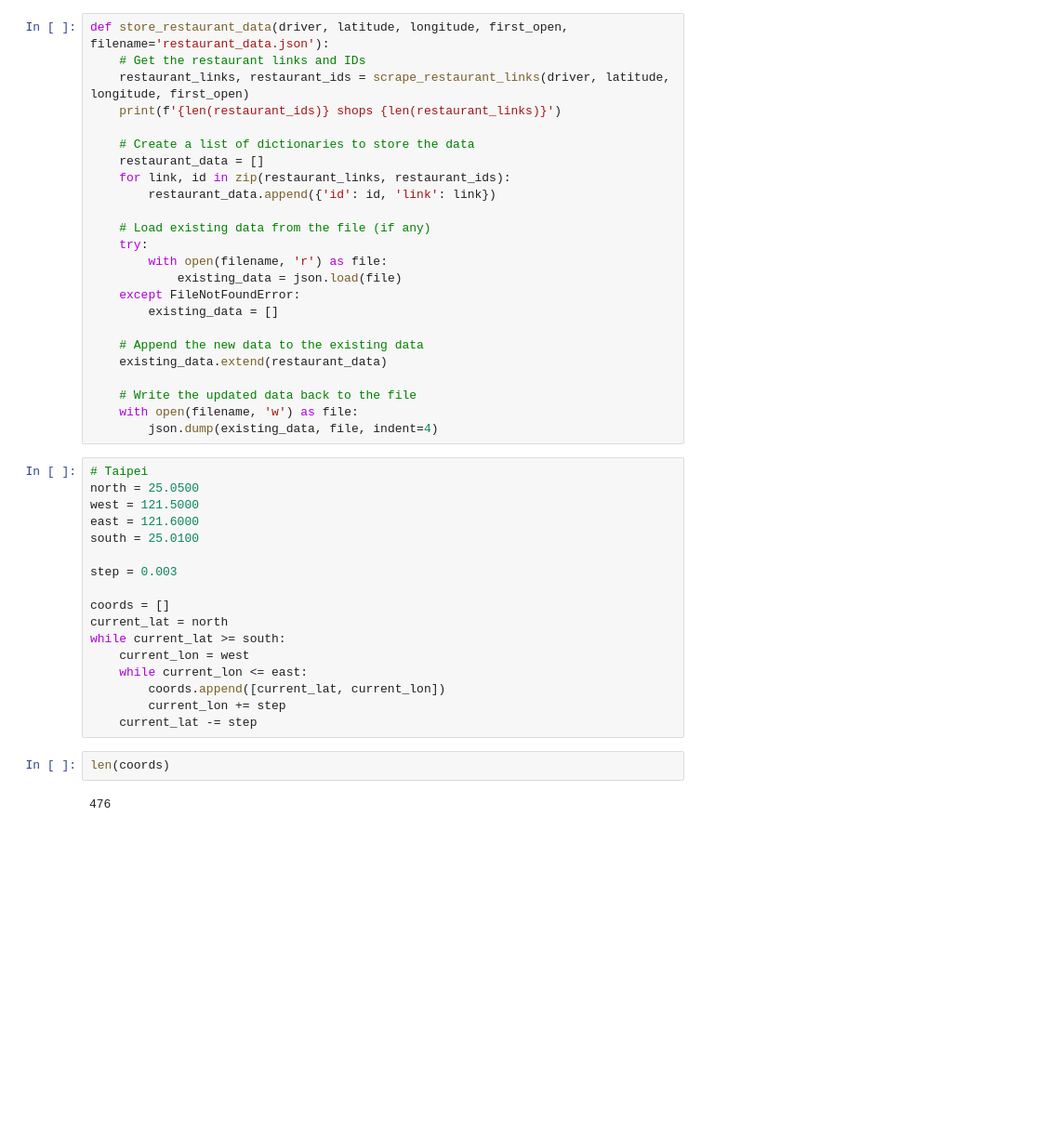
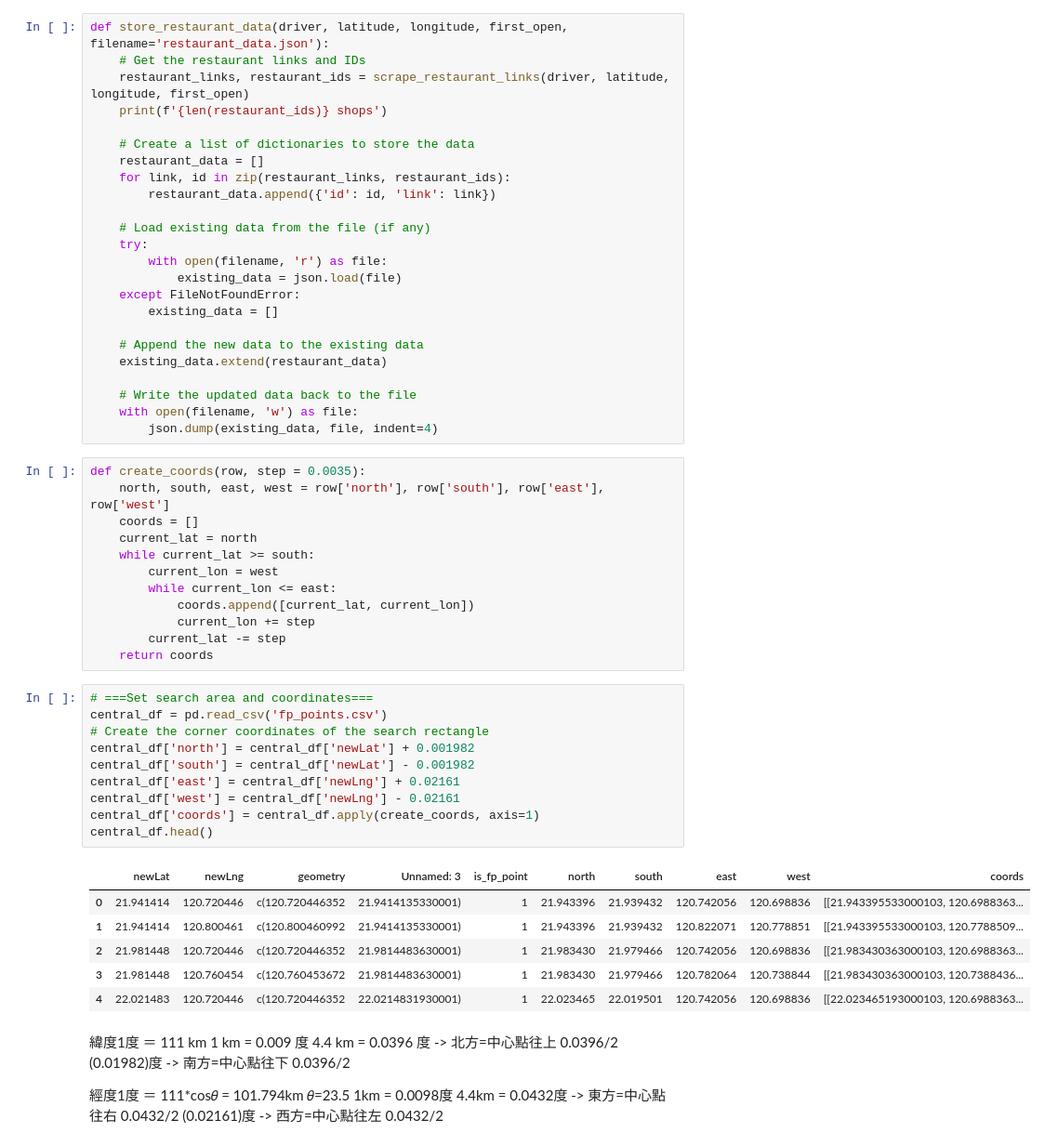
Before and after one commit to franco-1012/webScrape0327_ichef, a Jupyter notebook: ichef菜單＿安心找外帶爬蟲.ipynb, the cells around one changed output. Shown at 93% size. Saved outputs shown, nothing was run; the diff lists cells and outputs as text; blank space fills up the shorter version.

```diff
--- a/ichef菜單＿安心找外帶爬蟲.ipynb
+++ b/ichef菜單＿安心找外帶爬蟲.ipynb
@@ -77,7 +94,7 @@ def scrape_restaurant_links(driver, latitude, longitude, first_open):
 def store_restaurant_data(driver, latitude, longitude, first_open, filename='restaurant_data.json'):
     # Get the restaurant links and IDs
     restaurant_links, restaurant_ids = scrape_restaurant_links(driver, latitude, longitude, first_open)
-    print(f'{len(restaurant_ids)} shops {len(restaurant_links)}')
+    print(f'{len(restaurant_ids)} shops')
 
     # Create a list of dictionaries to store the data
     restaurant_data = []
@@ -98,24 +115,44 @@ def store_restaurant_data(driver, latitude, longitude, first_open, filename='res
     with open(filename, 'w') as file:
         json.dump(existing_data, file, indent=4)
 # %%
-# Taipei
-north = 25.0500
-west = 121.5000
-east = 121.6000
-south = 25.0100
-
-step = 0.003
-
-coords = []
-current_lat = north
-while current_lat >= south:
-    current_lon = west
-    while current_lon <= east:
-        coords.append([current_lat, current_lon])
-        current_lon += step
-    current_lat -= step
+def create_coords(row, step = 0.0035):
+    north, south, east, west = row['north'], row['south'], row['east'], row['west']
+    coords = []
+    current_lat = north
+    while current_lat >= south:
+        current_lon = west
+        while current_lon <= east:
+            coords.append([current_lat, current_lon])
+            current_lon += step
+        current_lat -= step
+    return coords
-# %%
-len(coords)
-# %% [output]
-476
+# %%
+# ===Set search area and coordinates===
+central_df = pd.read_csv('fp_points.csv')
+# Create the corner coordinates of the search rectangle
+central_df['north'] = central_df['newLat'] + 0.001982
+central_df['south'] = central_df['newLat'] - 0.001982
+central_df['east'] = central_df['newLng'] + 0.02161
+central_df['west'] = central_df['newLng'] - 0.02161
+central_df['coords'] = central_df.apply(create_coords, axis=1)
+central_df.head()
+# %% [output]
+|  | newLat | newLng | geometry | Unnamed: 3 | is_fp_point | north | south | east | west | coords |
+| 0 | 21.941414 | 120.720446 | c(120.720446352 | 21.9414135330001) | 1 | 21.943396 | 21.939432 | 120.742056 | 120.698836 | [[21.943395533000103, 120.6988363... |
+| 1 | 21.941414 | 120.800461 | c(120.800460992 | 21.9414135330001) | 1 | 21.943396 | 21.939432 | 120.822071 | 120.778851 | [[21.943395533000103, 120.7788509... |
+| 2 | 21.981448 | 120.720446 | c(120.720446352 | 21.9814483630001) | 1 | 21.983430 | 21.979466 | 120.742056 | 120.698836 | [[21.983430363000103, 120.6988363... |
+| 3 | 21.981448 | 120.760454 | c(120.760453672 | 21.9814483630001) | 1 | 21.983430 | 21.979466 | 120.782064 | 120.738844 | [[21.983430363000103, 120.7388436... |
+| 4 | 22.021483 | 120.720446 | c(120.720446352 | 22.0214831930001) | 1 | 22.023465 | 22.019501 | 120.742056 | 120.698836 | [[22.023465193000103, 120.6988363... |
+# %% [markdown]
+緯度1度 ＝ 111 km
+1 km = 0.009 度
+4.4 km = 0.0396 度
+-> 北方=中心點往上 0.0396/2 (0.01982)度
+-> 南方=中心點往下 0.0396/2
+
+經度1度 ＝ 111*cos𝜃 = 101.794km 𝜃=23.5
+1km = 0.0098度
+4.4km = 0.0432度
+-> 東方=中心點往右 0.0432/2 (0.02161)度
+-> 西方=中心點往左 0.0432/2
 # %%
```
Also changed, not shown: parts of 3 cells of this notebook.
